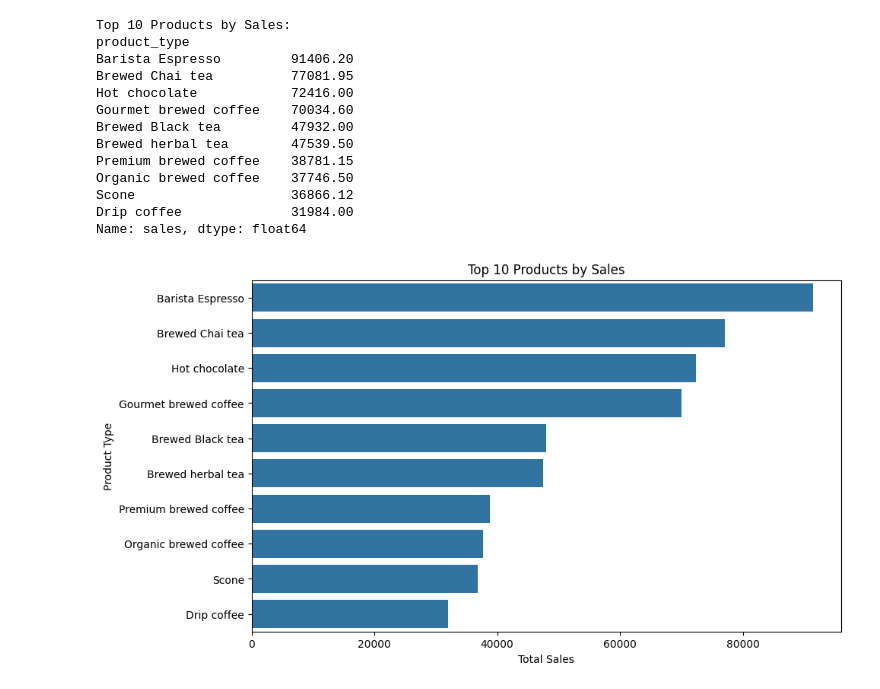
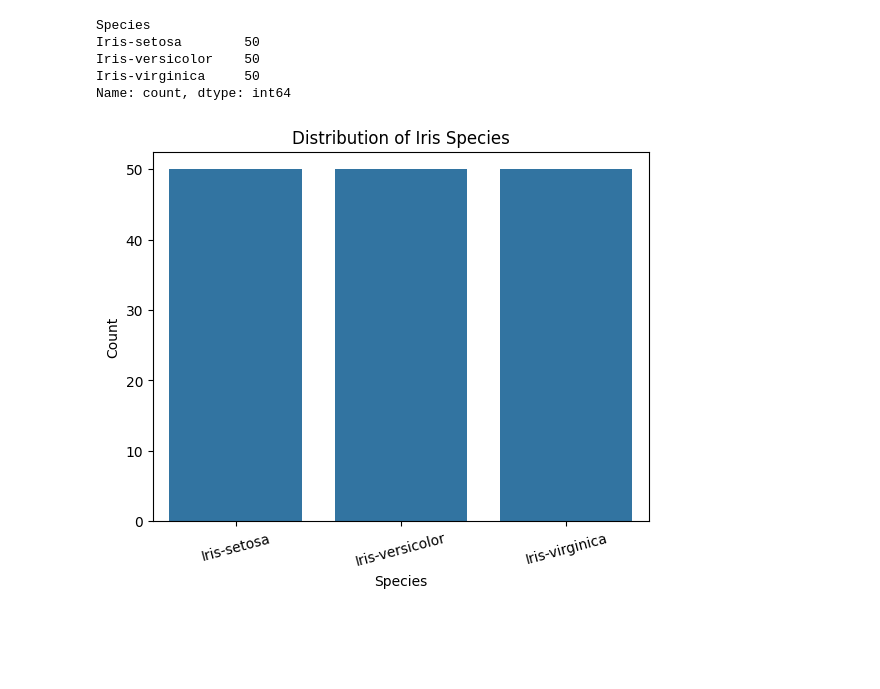
Before and after one commit to os1187/EDA-E1-26-27, a Jupyter notebook: Assessment_6_25BAI0058.ipynb, the cells around one changed output. Cells and saved outputs as stored; diff of their text form; code cells hidden in the pictures; blank space fills up the shorter version.

```diff
--- a/Assessment_6_25BAI0058.ipynb
+++ b/Assessment_6_25BAI0058.ipynb
@@ -168,32 +63,17 @@ Name: sales, dtype: float64
-# %%
-top_products = df.groupby("product_type")["sales"].sum().sort_values(
-    ascending=False
-).head(10)
-
-print("\nTop 10 Products by Sales:")
-print(top_products)
-
-plt.figure(figsize=(10, 6))
-sns.barplot(
-    x=top_products.values,
-    y=top_products.index
-)
-plt.title("Top 10 Products by Sales")
-plt.xlabel("Total Sales")
-plt.ylabel("Product Type")
-plt.show()
-# %% [output]
-Top 10 Products by Sales:
-product_type
-Barista Espresso         91406.20
-Brewed Chai tea          77081.95
-Hot chocolate            72416.00
-Gourmet brewed coffee    70034.60
-Brewed Black tea         47932.00
-Brewed herbal tea        47539.50
-Premium brewed coffee    38781.15
-Organic brewed coffee    37746.50
-Scone                    36866.12
-Drip coffee              31984.00
-Name: sales, dtype: float64
-[figure, removed]
+# %%
+print(df["Species"].value_counts())
+# %% [output]
+Species
+Iris-setosa        50
+Iris-versicolor    50
+Iris-virginica     50
+Name: count, dtype: int64
+# %%
+sns.countplot(x="Species", data=df)
+plt.title("Distribution of Iris Species")
+plt.xlabel("Species")
+plt.ylabel("Count")
+plt.xticks(rotation=15)
+plt.show()
+# %% [output]
+[figure, added]
```
Also changed, not shown: parts of 24 cells of this notebook.
